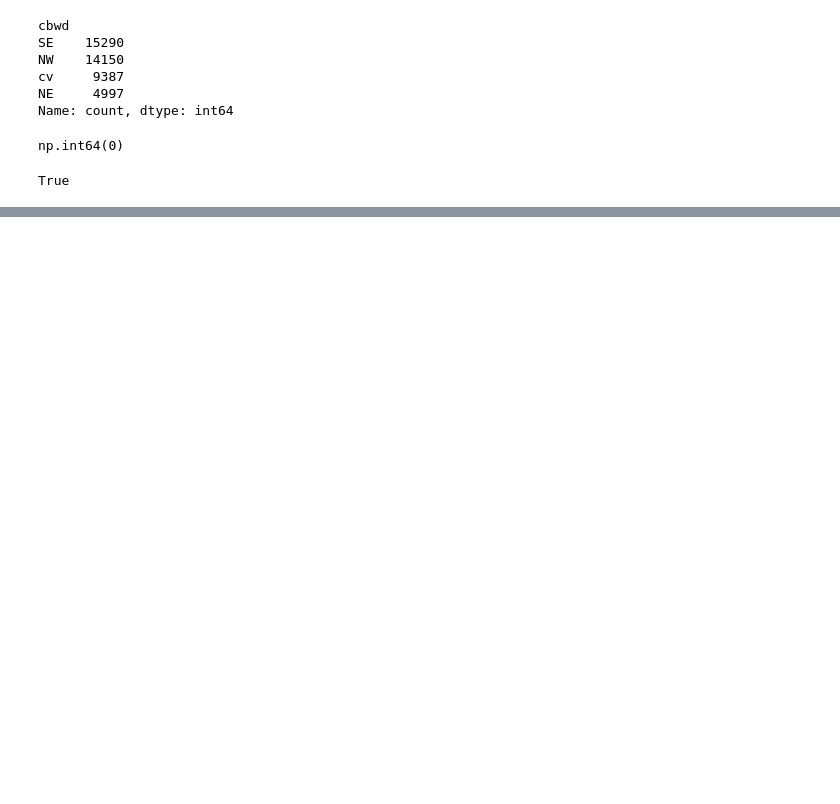
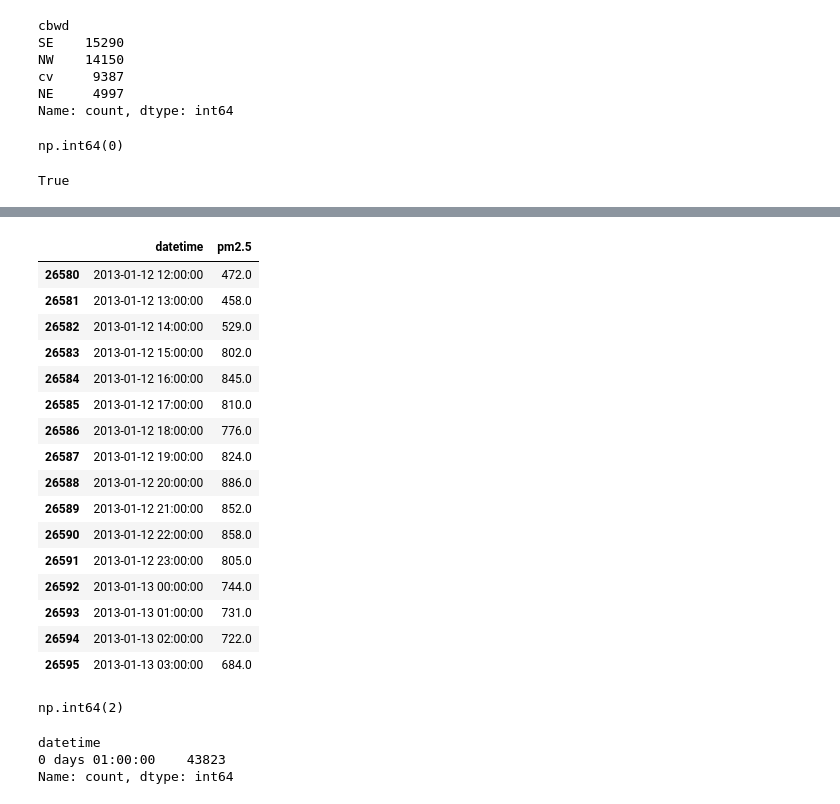
Before and after one commit to mkosh725/AirSense-ML, a Jupyter notebook: notebooks/01_data_understanding.ipynb, the cells around one changed output, grey strips where cells are left out. Drawn from its saved outputs; the diff is of its cells as text; code cells hidden in the pictures; blank space fills up the shorter version.

```diff
--- a/notebooks/01_data_understanding.ipynb
+++ b/notebooks/01_data_understanding.ipynb
@@ -143,0 +264,32 @@ True
+# %%
+df_clean.loc[26580:26595, ["datetime", "pm2.5"]]
+# %% [output]
+|  | datetime | pm2.5 |
+| 26580 | 2013-01-12 12:00:00 | 472.0 |
+| 26581 | 2013-01-12 13:00:00 | 458.0 |
+| 26582 | 2013-01-12 14:00:00 | 529.0 |
+| 26583 | 2013-01-12 15:00:00 | 802.0 |
+| 26584 | 2013-01-12 16:00:00 | 845.0 |
+| 26585 | 2013-01-12 17:00:00 | 810.0 |
+| 26586 | 2013-01-12 18:00:00 | 776.0 |
+| 26587 | 2013-01-12 19:00:00 | 824.0 |
+| 26588 | 2013-01-12 20:00:00 | 886.0 |
+| 26589 | 2013-01-12 21:00:00 | 852.0 |
+| 26590 | 2013-01-12 22:00:00 | 858.0 |
+| 26591 | 2013-01-12 23:00:00 | 805.0 |
+| 26592 | 2013-01-13 00:00:00 | 744.0 |
+| 26593 | 2013-01-13 01:00:00 | 731.0 |
+| 26594 | 2013-01-13 02:00:00 | 722.0 |
+| 26595 | 2013-01-13 03:00:00 | 684.0 |
+# %%
+#[PP10] Count zero PM2.5 readings
+(df_clean["pm2.5"] == 0).sum()
+# %% [output]
+np.int64(2)
+# %%
+#[PP11] Check whether timestamps are continuous
+df_clean["datetime"].diff().value_counts()
+# %% [output]
+datetime
+0 days 01:00:00    43823
+Name: count, dtype: int64
```
Also changed, not shown: parts of 22 cells of this notebook.
